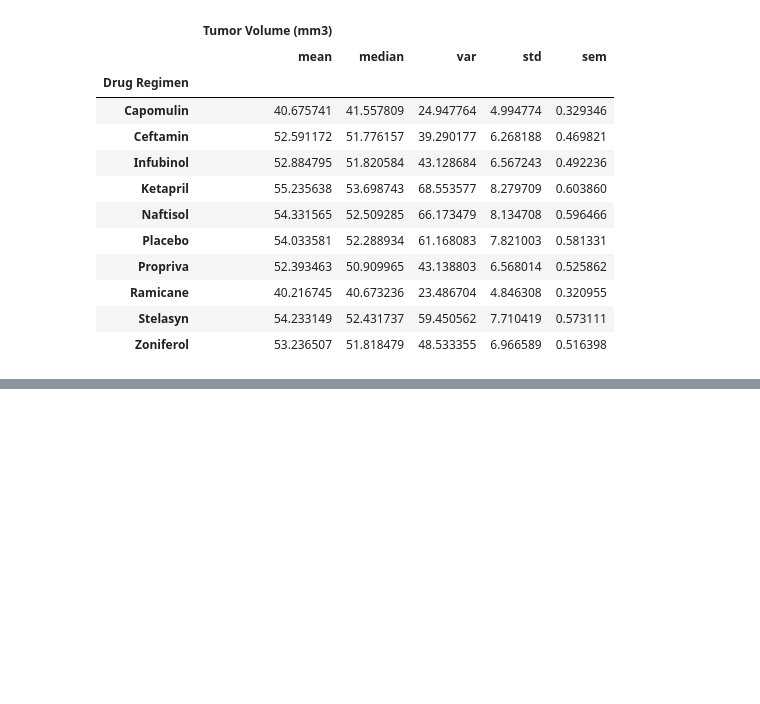
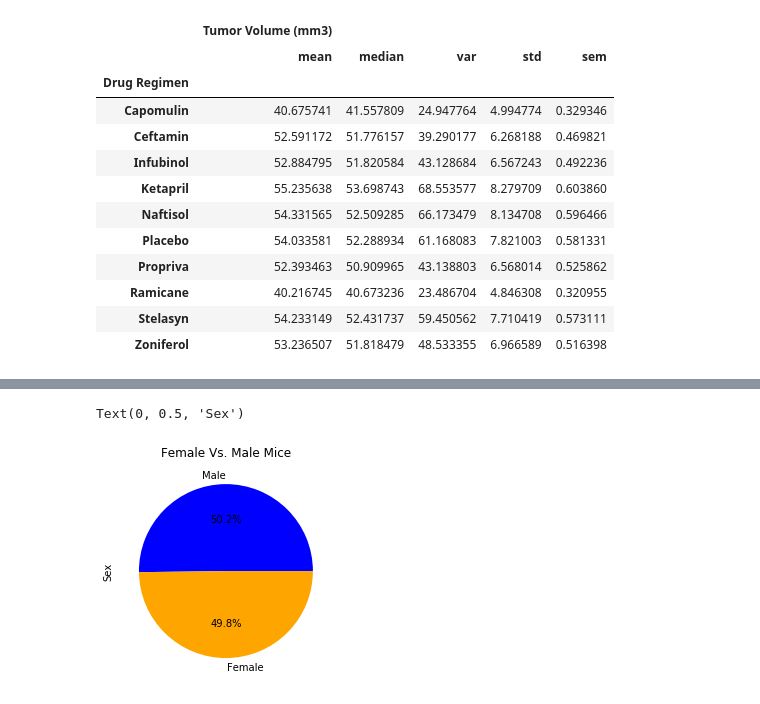
Before and after one commit to MabelDS89/matplotlib-challenge, a Jupyter notebook: Matplotlib Challenge.ipynb, the cells around one changed output, grey strips where cells are left out. Cells and saved outputs as stored; diff of their text form; code cells hidden in the pictures; blank space fills up the shorter version.

```diff
--- a/Matplotlib Challenge.ipynb
+++ b/Matplotlib Challenge.ipynb
@@ -171,3 +177,30 @@ plt.tight_layout()
+# %%
+# Generate a pie plot showing the distribution of female versus male mice using pyplot
+count_by_sex2 = clean_merged_mouse_df.drop_duplicates(subset=['Mouse ID'], keep='first')
+count_females2 = count_by_sex["Sex"].value_counts()["Female"]
+count_males2 = count_by_sex["Sex"].value_counts()["Male"]
+
+# Labels for the sections of our pie chart
+labels = ["Male", "Female"]
+
+# The values of each section of the pie chart
+values = [125, 124]
+
+# The colors of each section of the pie chart
+colors = ["blue", "orange"]
+
+# Tells matplotlib to seperate the "Humans" section from the others
+explode = (0, 0)
+
+# Creates the pie chart based upon the values above
+plt.pie(values, explode=explode, labels=labels, colors=colors,
+        autopct="%1.1f%%", shadow=False, startangle=360)
+
+plt.title("Female Vs. Male Mice")
+plt.ylabel("Sex")
+# %% [output]
+Text(0, 0.5, 'Sex')
+[figure, added]
 # %%
 # Quartiles, Outliers and Boxplots
 # Calculate the final tumor volume of each mouse across four of the most promising treatment regimens.
```
Also changed, not shown: parts of 5 cells of this notebook.
